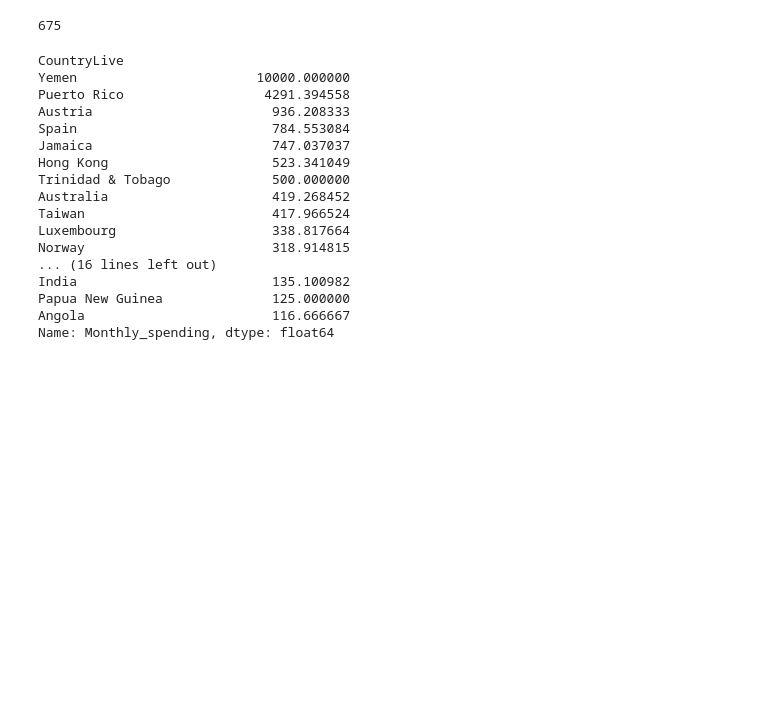
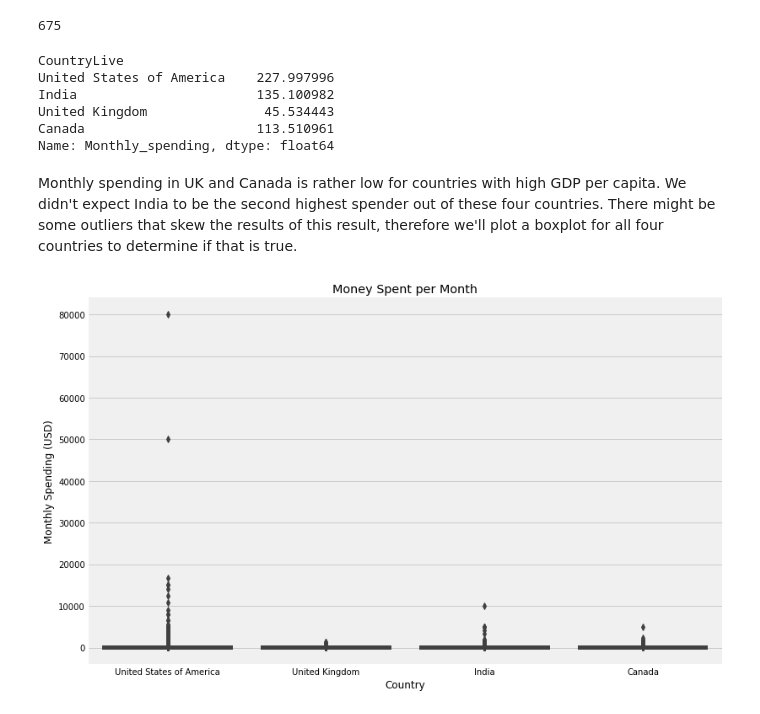
Before and after one commit to paul-trood/Portfolio-Best_Markets_for_Advertising, a Jupyter notebook: coding_survey.ipynb, the cells around one changed output. Saved outputs shown, nothing was run; the diff lists cells and outputs as text; code cells hidden in the pictures; blank space fills up the shorter version.

```diff
--- a/coding_survey.ipynb
+++ b/coding_survey.ipynb
@@ -447,22 +452,26 @@ spending["Monthly_spending"].isna().sum()
 # %%
 # Drop missing data from following columns
 spending = spending.dropna(subset=["CountryLive","Monthly_spending"])
-spending.groupby("CountryLive")["Monthly_spending"].mean().sort_values(ascending=False).head(30)
+avg_month = spending.groupby("CountryLive").mean()
+avg_month["Monthly_spending"][["United States of America", "India","United Kingdom", "Canada"]]
 # %% [output]
 CountryLive
-Yemen                       10000.000000
-Puerto Rico                  4291.394558
-Austria                       936.208333
-Spain                         784.553084
-Jamaica                       747.037037
-Hong Kong                     523.341049
-Trinidad & Tobago             500.000000
-Australia                     419.268452
-Taiwan                        417.966524
-Luxembourg                    338.817664
-Norway                        318.914815
-... (16 lines left out)
-India                         135.100982
-Papua New Guinea              125.000000
-Angola                        116.666667
+United States of America    227.997996
+India                       135.100982
+United Kingdom               45.534443
+Canada                      113.510961
 Name: Monthly_spending, dtype: float64
+# %% [markdown]
+Monthly spending in UK and Canada is rather low for countries with high GDP per capita. We didn't expect India to be the second highest spender out of these four countries. There might be some outliers that skew the results of this result, therefore we'll plot a boxplot for all four countries to determine if that is true.
+# %%
+four_countries = spending[spending["CountryLive"].str.contains("United States of America|India|United Kingdom|Canada")]
+# %%
+fig, ax = plt.subplots(figsize = (12, 8))
+sns.boxplot(x = "CountryLive", y = "Monthly_spending", data = four_countries)
+plt.gca().spines[["right", "left", "top", "bottom"]].set_visible(False)
+plt.xlabel("Country")
+plt.ylabel("Monthly Spending (USD)")
+plt.title("Money Spent per Month")
+plt.show()
+# %% [output]
+[figure, added]
```
Also changed, not shown: parts of 21 cells of this notebook.
